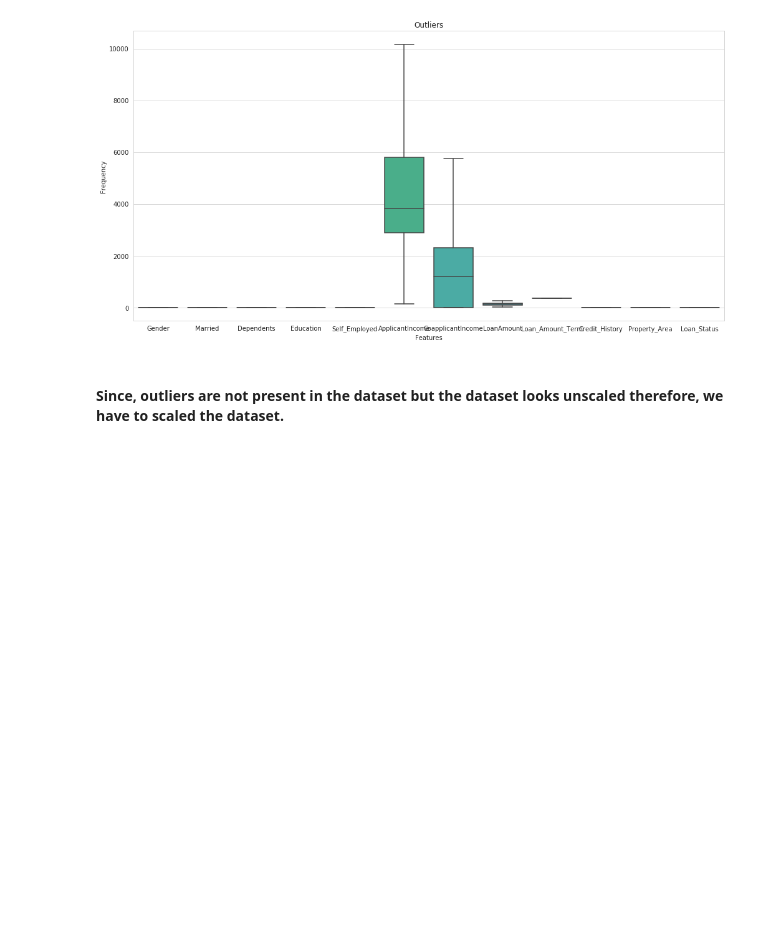
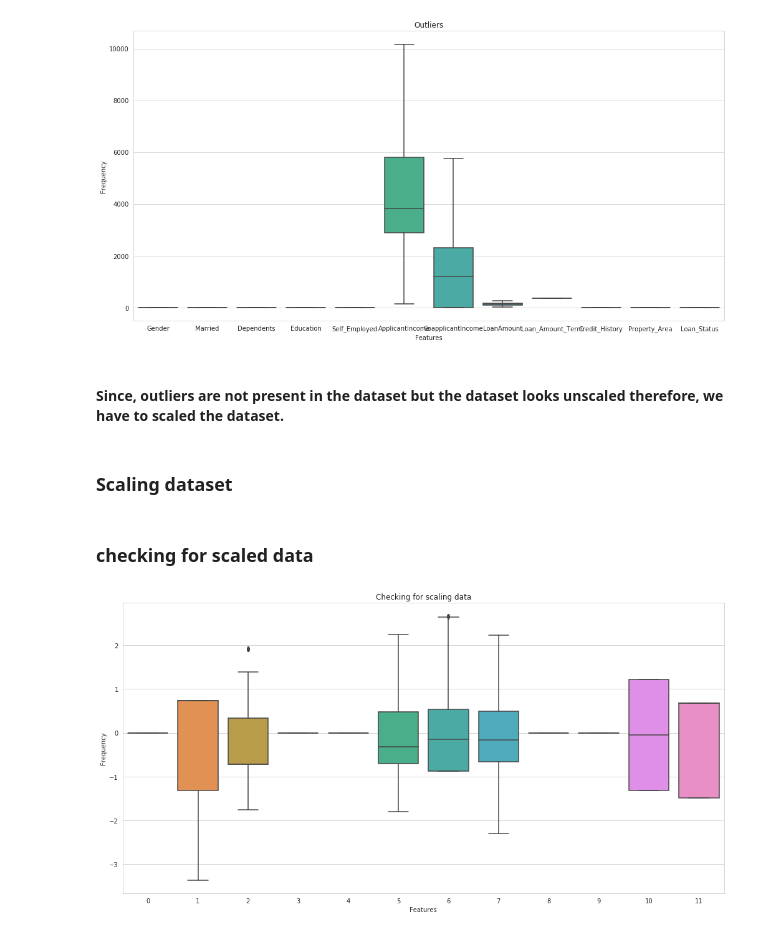
Before and after one commit to Abhishek768/Analytics_Vidhya_Loan_Prediction, a Jupyter notebook: loan_prediction.ipynb, the cells around one changed output. Saved outputs shown, nothing was run; the diff lists cells and outputs as text; code cells hidden in the pictures; blank space fills up the shorter version.

Commit message:
scaling

```diff
--- a/loan_prediction.ipynb
+++ b/loan_prediction.ipynb
@@ -126,3 +127,19 @@ plt.ylabel('Frequency');
 [figure]
 # %% [markdown]
 #### Since, outliers are not present in the dataset but the dataset looks unscaled therefore, we have to scaled the dataset.
+# %% [markdown]
+### Scaling dataset
+# %%
+scalar = StandardScaler()
+train_df = scalar.fit_transform(train_df)
+# %% [markdown]
+### checking for scaled data
+# %%
+plt.figure(figsize=(14,7));
+sns.boxplot(data = train_df);
+plt.tight_layout();
+plt.title('Checking for scaling data');
+plt.xlabel('Features');
+plt.ylabel('Frequency');
+# %% [output]
+[figure, added]
```
Also changed, not shown: parts of 2 cells of this notebook.
